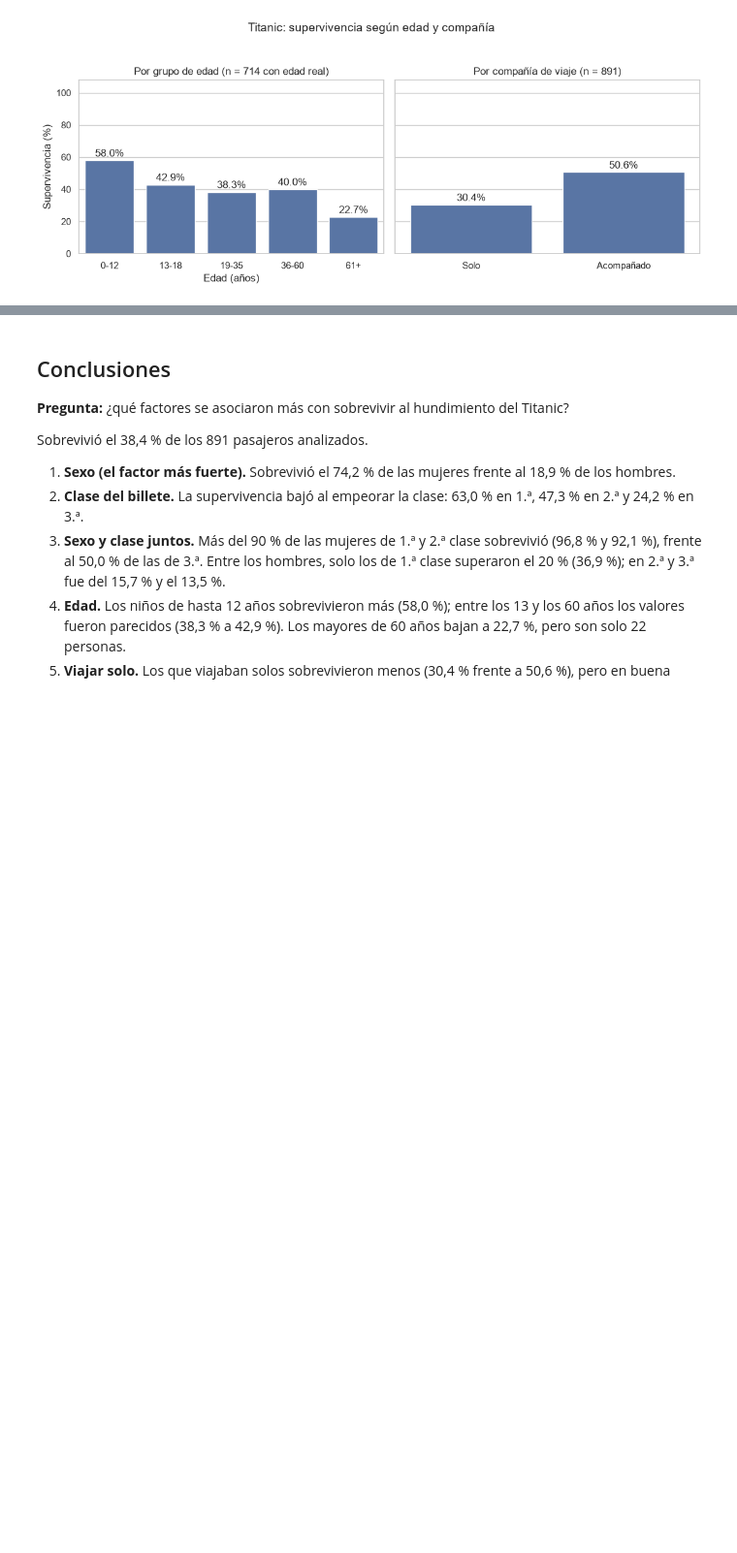
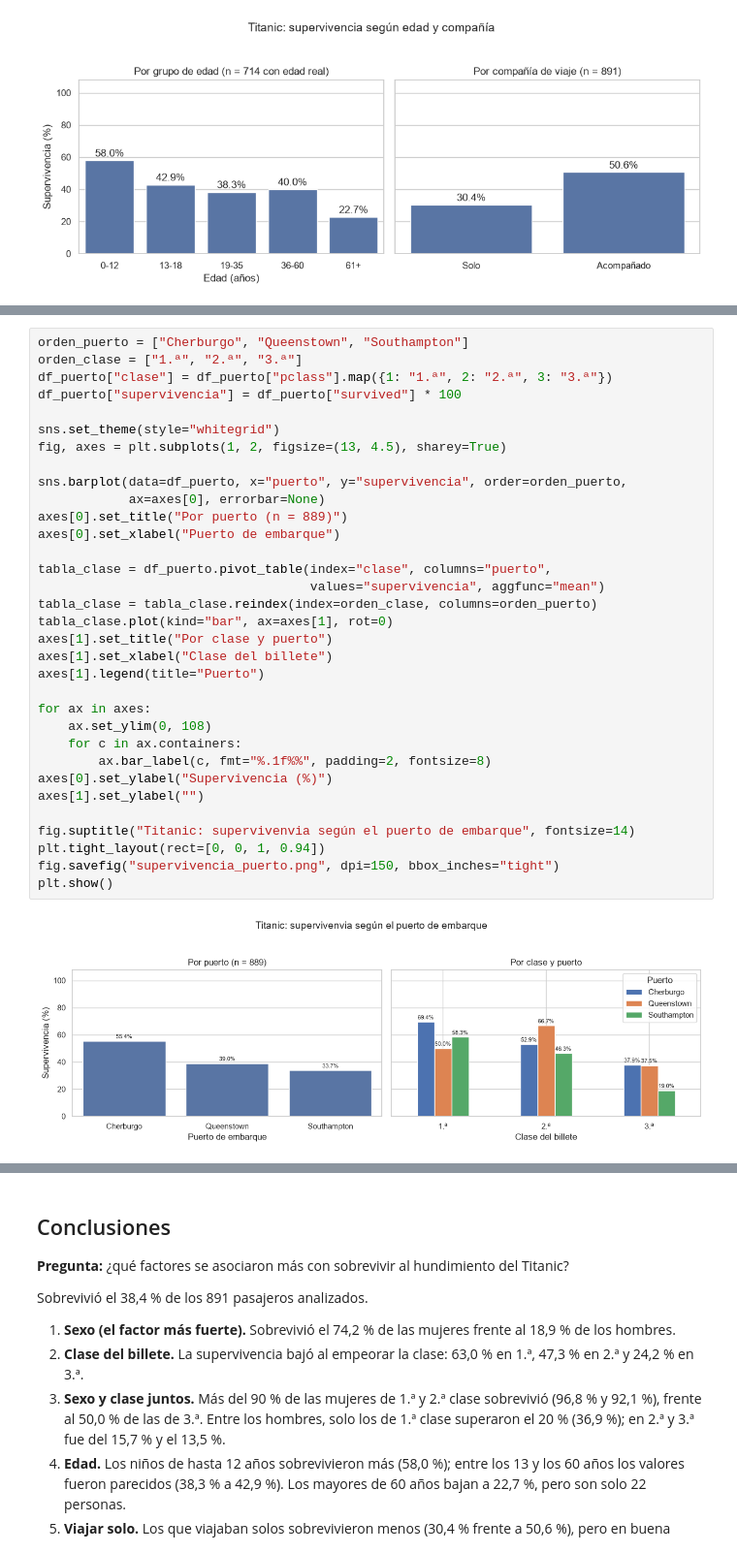
Before and after one commit to rochabernardo393-sys/titanic-analisis, a Jupyter notebook: titanic.ipynb, the cells around one changed output, grey strips where cells are left out. Shown at 97% size. Drawn from its saved outputs; the diff is of its cells as text; blank space fills up the shorter version.

Commit message:
Añade análisis por puerto de embarque

```diff
--- a/titanic.ipynb
+++ b/titanic.ipynb
@@ -217,0 +257,35 @@ Name: fare, dtype: float64
+# %%
+orden_puerto = ["Cherburgo", "Queenstown", "Southampton"]
+orden_clase = ["1.ª", "2.ª", "3.ª"]
+df_puerto["clase"] = df_puerto["pclass"].map({1: "1.ª", 2: "2.ª", 3: "3.ª"})
+df_puerto["supervivencia"] = df_puerto["survived"] * 100
+
+sns.set_theme(style="whitegrid")
+fig, axes = plt.subplots(1, 2, figsize=(13, 4.5), sharey=True)
+
+sns.barplot(data=df_puerto, x="puerto", y="supervivencia", order=orden_puerto,
+            ax=axes[0], errorbar=None)
+axes[0].set_title("Por puerto (n = 889)")
+axes[0].set_xlabel("Puerto de embarque")
+
+tabla_clase = df_puerto.pivot_table(index="clase", columns="puerto",
+                                    values="supervivencia", aggfunc="mean")
+tabla_clase = tabla_clase.reindex(index=orden_clase, columns=orden_puerto)
+tabla_clase.plot(kind="bar", ax=axes[1], rot=0)
+axes[1].set_title("Por clase y puerto")
+axes[1].set_xlabel("Clase del billete")
+axes[1].legend(title="Puerto")
+
+for ax in axes:
+    ax.set_ylim(0, 108)
+    for c in ax.containers:
+        ax.bar_label(c, fmt="%.1f%%", padding=2, fontsize=8)
+axes[0].set_ylabel("Supervivencia (%)")
+axes[1].set_ylabel("")
+
+fig.suptitle("Titanic: supervivenvia según el puerto de embarque", fontsize=14)
+plt.tight_layout(rect=[0, 0, 1, 0.94])
+fig.savefig("supervivencia_puerto.png", dpi=150, bbox_inches="tight")
+plt.show()
+# %% [output]
+[figure, added]
```
Also changed, not shown: parts of 2 cells of this notebook, 1 other file.
